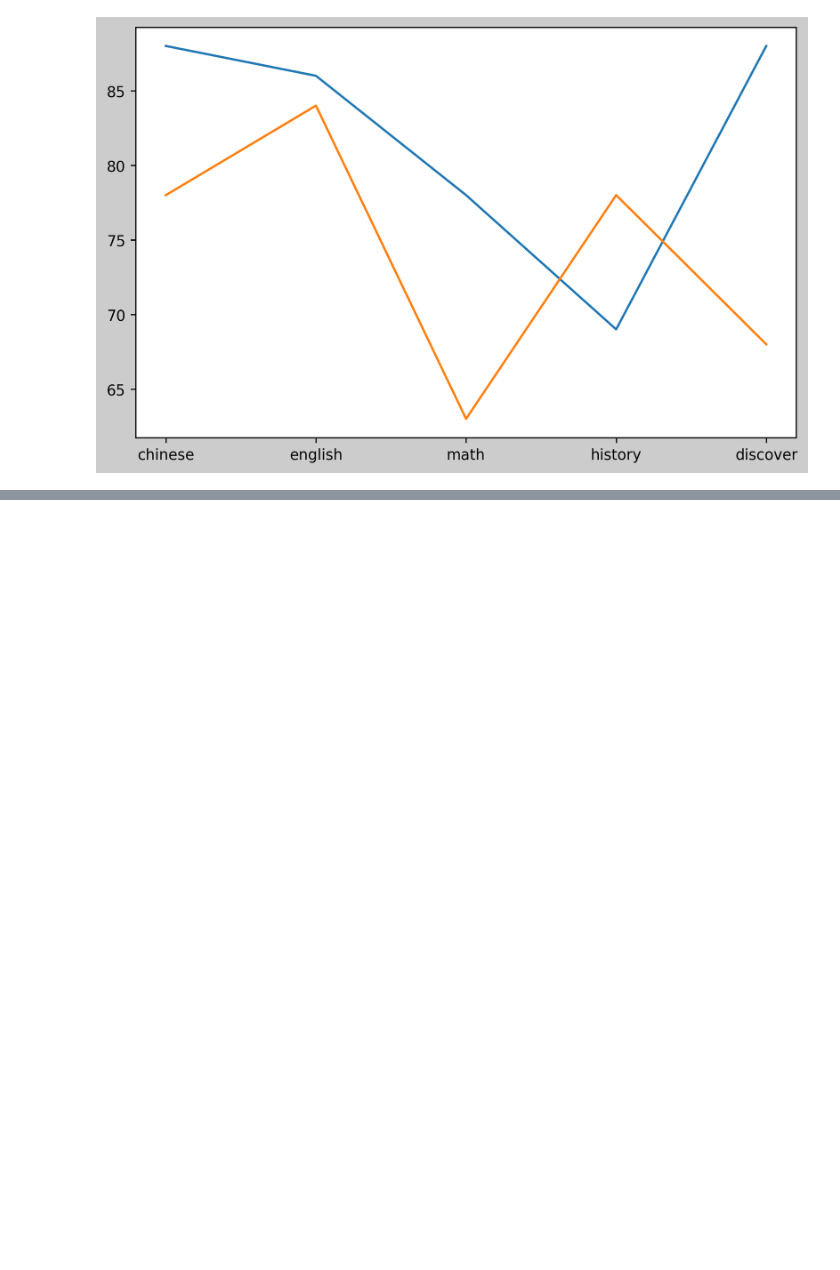
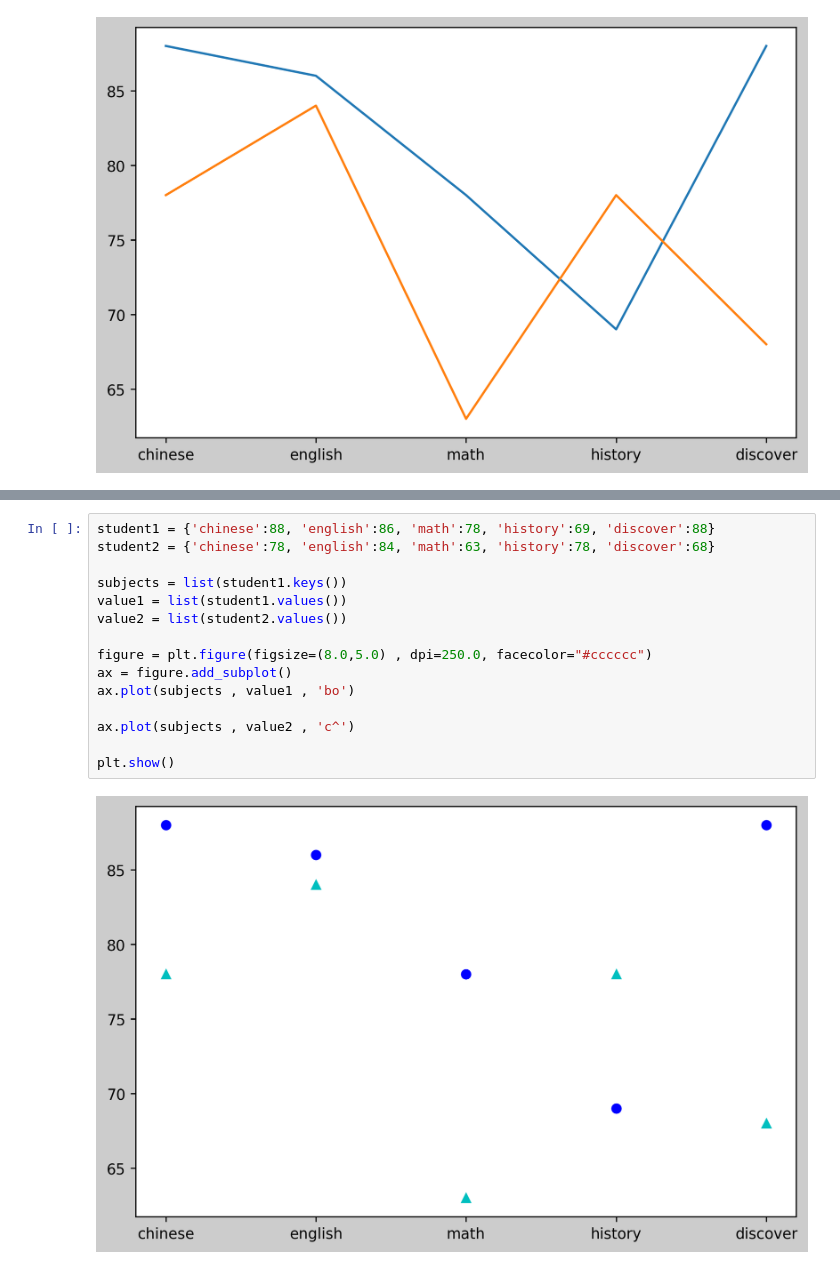
Before and after one commit to sofeini/0701, a Jupyter notebook: lesson11.ipynb, the cells around one changed output, grey strips where cells are left out. Cells and saved outputs as stored; diff of their text form; blank space fills up the shorter version.

```diff
--- a/lesson11.ipynb
+++ b/lesson11.ipynb
@@ -53,0 +71,17 @@ plt.show()
+# %%
+student1 = {'chinese':88, 'english':86, 'math':78, 'history':69, 'discover':88}
+student2 = {'chinese':78, 'english':84, 'math':63, 'history':78, 'discover':68}
+
+subjects = list(student1.keys())
+value1 = list(student1.values())
+value2 = list(student2.values())
+
+figure = plt.figure(figsize=(8.0,5.0) , dpi=250.0, facecolor="#cccccc")
+ax = figure.add_subplot()
+ax.plot(subjects , value1 , 'bo')
+
+ax.plot(subjects , value2 , 'c^')
+
+plt.show()
+# %% [output]
+[figure, added]
```
Also changed, not shown: parts of 1 cell of this notebook.
